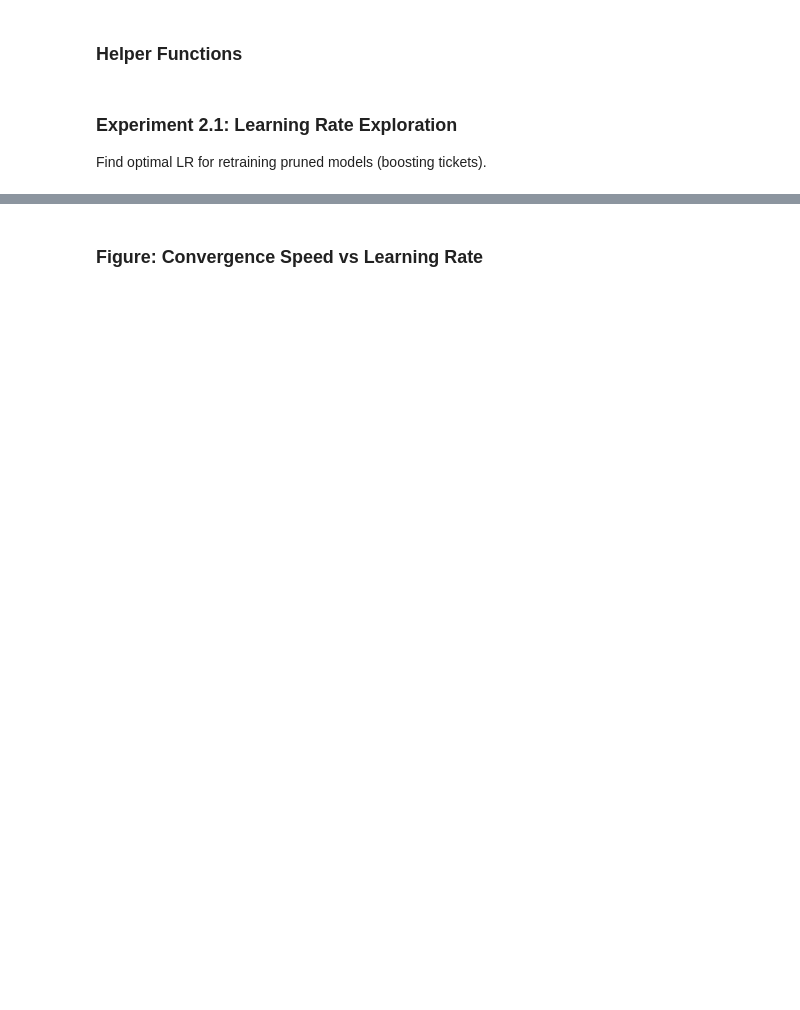
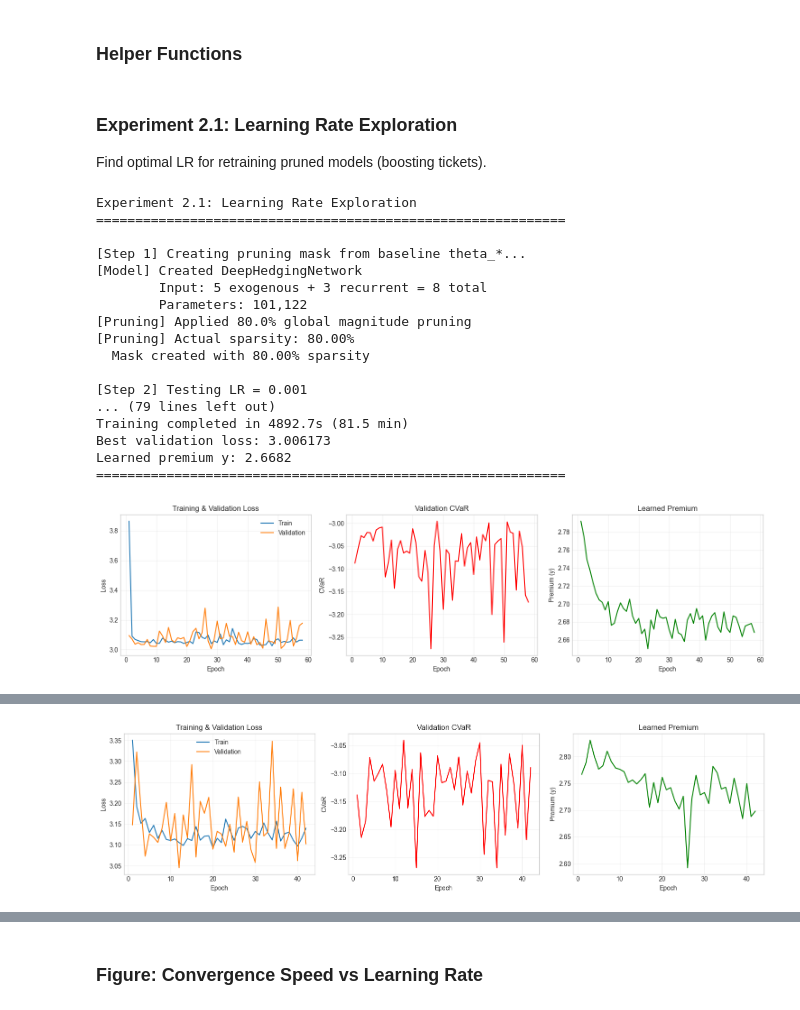
Before and after one commit to abdoulayetraore07/Deep-Robust-LTH, a Jupyter notebook: notebooks/02_lottery_tickets.ipynb, the cells around one changed output, grey strips where cells are left out. Cells and saved outputs as stored; diff of their text form; code cells hidden in the pictures; blank space fills up the shorter version.

```diff
--- a/notebooks/02_lottery_tickets.ipynb
+++ b/notebooks/02_lottery_tickets.ipynb
@@ -55,8 +55,14 @@ train_loader, val_loader, test_loader = create_dataloaders(
 # Baseline experiment directory
 baseline_dir = Path('../experiments/baseline')
 
+# Late weight rewind epoch (0 means initial weights)
+late_rewind = 2
 # Load initial weights (theta_0) - MUST be the same as used for baseline training
-init_weights_path = baseline_dir / 'init_weights.pt'
+if late_rewind == 0:
+    init_weights_path = baseline_dir / 'init_weights.pt'
+else :
+    init_weights_path = baseline_dir / 'checkpoints' /f'epoch_{late_rewind*15}.pt'
+
 if not init_weights_path.exists():
     raise FileNotFoundError(
         f"Initial weights not found at {init_weights_path}. "
@@ -97,6 +103,12 @@ baseline_val_loss = checkpoint.get('best_val_loss', 3.0)
 print(f"Baseline val loss: {baseline_val_loss:.6f}")
 
 # Load initial weights
-init_state_dict = torch.load(init_weights_path, map_location=device, weights_only=False)
+init_checkpoint = torch.load(init_weights_path, map_location=device, weights_only=False)
+
+if isinstance(init_checkpoint, dict) and "model_state_dict" in init_checkpoint:
+    init_state_dict = init_checkpoint["model_state_dict"]
+else:
+    init_state_dict = init_checkpoint
+
 print(f"Initial weights (theta_0) loaded from {init_weights_path}")
 print(f"Trained weights (theta_*) loaded from {baseline_checkpoint_path}")
@@ -143,7 +169,7 @@ Find optimal LR for retraining pruned models (boosting tickets).
 print("Experiment 2.1: Learning Rate Exploration")
 print("=" * 60)
 
-LR_candidates = [0.5] # config.get('pruning', {}).get('pruning_lr_candidates', [1e-1, 1e-2, 5e-3, 1e-3, 1e-4, 1e-5, 5e-5, 1e-7])
+LR_candidates = config.get('pruning', {}).get('pruning_lr_candidates', [1e-1, 1e-2, 5e-3, 1e-3, 1e-4, 1e-5, 5e-5, 1e-7])
 target_sparsity = 0.8
 results_lr = {}
 
@@ -214,6 +240,48 @@ for lr in LR_candidates:
         checkpoint_dir=str(exp_dir / 'checkpoints')
     )
 
+    nom_extension = f'sparse_{target_sparsity}_lr_{lr}'
+
+    # Save convergence history
+    history = trainer.training_history
+
+    fig, axes = plt.subplots(1, 3, figsize=(15, 4))
+
+    # Loss curves
+    epochs = [h['epoch'] for h in history]
+    train_loss = [h['train_loss'] for h in history]
+    val_loss = [h['val_loss'] for h in history]
+
+    axes[0].plot(epochs, train_loss, label='Train')
+    axes[0].plot(epochs, val_loss, label='Validation')
+    axes[0].set_xlabel('Epoch')
+    axes[0].set_ylabel('Loss')
+    axes[0].set_title('Training & Validation Loss')
+    axes[0].legend()
+    axes[0].grid(True, alpha=0.3)
+
+    # CVaR evolution
+    val_cvar = [h.get('val_cvar', 0) for h in history]
+    axes[1].plot(epochs, val_cvar, color='red')
+    axes[1].set_xlabel('Epoch')
+    axes[1].set_ylabel('CVaR')
+    axes[1].set_title('Validation CVaR')
+    axes[1].grid(True, alpha=0.3)
+
+    # Premium evolution
+    val_premium = [h.get('val_premium', 0) for h in history]
+    axes[2].plot(epochs, val_premium, color='green')
+    axes[2].set_xlabel('Epoch')
+    axes[2].set_ylabel('Premium (y)')
+    axes[2].set_title('Learned Premium')
+    axes[2].grid(True, alpha=0.3)
+
+    plt.tight_layout()
+    plt.savefig(f'../figures/{nom_extension}_training_curves.pdf')
+    plt.show()
+
+
+
     # Measure convergence speed
     val_losses = [h['val_loss'] for h in trainer.training_history]
     threshold = baseline_val_loss * 1.05  # 95% of baseline performance
@@ -236,30 +304,49 @@ for lr in LR_candidates:
         'epochs_to_95pct': epochs_to_converge,
         'final_val_loss': results_retrain['best_val_loss'],
         'final_cvar': final_metrics['cvar_05'],
         'final_sharpe': final_metrics['sharpe_ratio'],
         'baseline_loss': baseline_val_loss,
         'convergence_curve': val_losses
     }
 
     print(f"  Epochs to converge (loss <= {threshold:.4f}): {epochs_to_converge}")
     print(f"  Final val loss: {results_retrain['best_val_loss']:.6f}")
     print(f"  Final CVaR: {final_metrics['cvar_05']:.6f}")
     print(f"  Final Sharpe: {final_metrics['sharpe_ratio']:.4f}")
 
 # Find best LR (fastest convergence among those that converged)
 converged_lrs = {lr: r for lr, r in results_lr.items() if r['epochs_to_95pct'] < 200}
 if converged_lrs:
     best_lr = min(converged_lrs, key=lambda lr: converged_lrs[lr]['epochs_to_95pct'])
 else:
     # If none converged, pick the one with lowest final loss
     best_lr = min(results_lr, key=lambda lr: results_lr[lr]['final_val_loss'])
 
 print(f"\n{'='*60}")
 print(f"Best LR for boosting tickets: {best_lr}")
 print(f"  Epochs to 95%: {results_lr[best_lr]['epochs_to_95pct']}")
 print(f"  Final CVaR: {results_lr[best_lr]['final_cvar']:.6f}")
 
 # Save results
 with open('../experiments/pruning/lr_search_results.json', 'w') as f:
     json.dump({str(k): {kk: vv for kk, vv in v.items() if kk != 'convergence_curve'}
                for k, v in results_lr.items()}, f, indent=2)
+# %% [output]
+Experiment 2.1: Learning Rate Exploration
+============================================================
+
+[Step 1] Creating pruning mask from baseline theta_*...
+[Model] Created DeepHedgingNetwork
+        Input: 5 exogenous + 3 recurrent = 8 total
+        Parameters: 101,122
+[Pruning] Applied 80.0% global magnitude pruning
+[Pruning] Actual sparsity: 80.00%
+  Mask created with 80.00% sparsity
+
+[Step 2] Testing LR = 0.001
+... (79 lines left out)
+Training completed in 4892.7s (81.5 min)
+Best validation loss: 3.006173
+Learned premium y: 2.6682
+============================================================
+[figure, added]
@@ -265,0 +370 @@ with open('../experiments/pruning/lr_search_results.json', 'w') as f:
+[figure, added]
```
Also changed, not shown: parts of 5 cells of this notebook, 8 other files.
